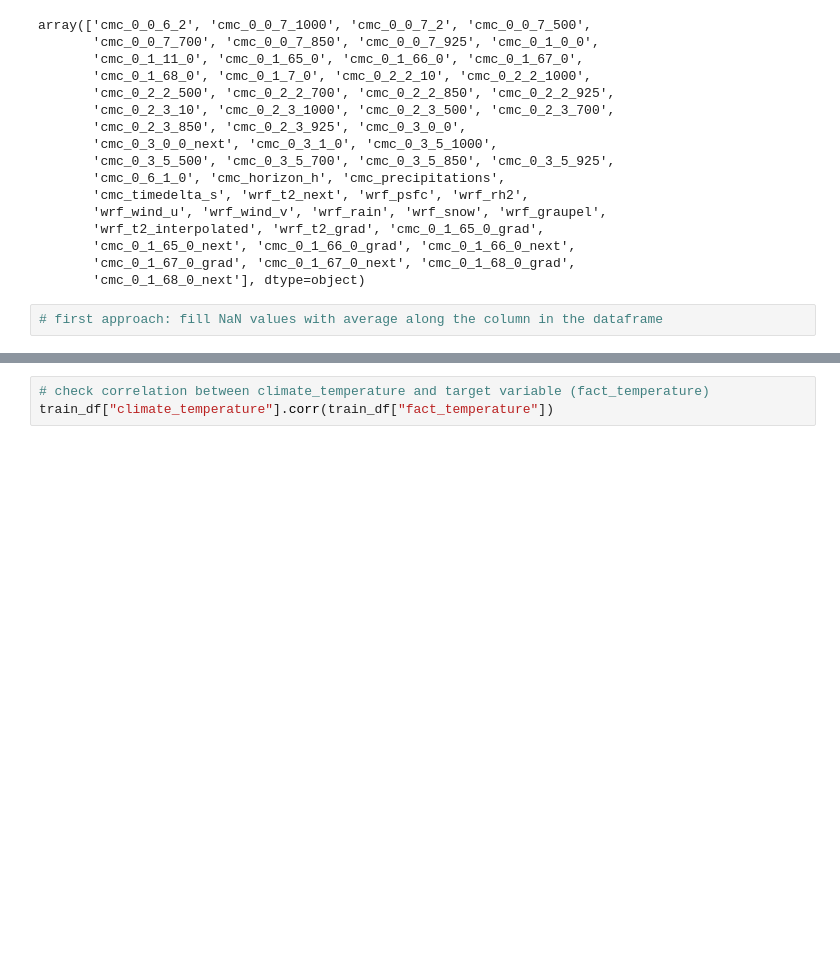
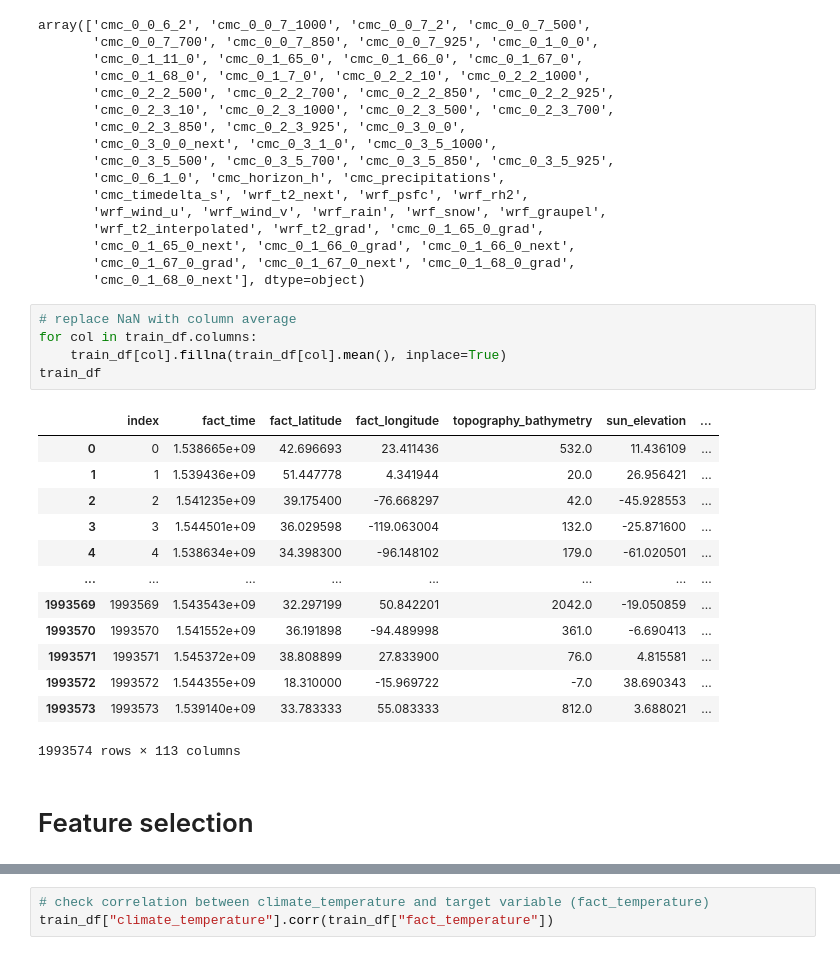
Before and after one commit to AndreaGhiglione/algorithmic-machine-learning, a Jupyter notebook: Challenges/C1 - Weather prediction/Code.ipynb, the cells around one changed output, grey strips where cells are left out. Drawn from its saved outputs; the diff is of its cells as text; blank space fills up the shorter version.

Commit message:
Improve feature selection

```diff
--- a/Challenges/C1 - Weather prediction/Code.ipynb
+++ b/Challenges/C1 - Weather prediction/Code.ipynb
@@ -79,5 +79,24 @@ array(['cmc_0_0_6_2', 'cmc_0_0_7_1000', 'cmc_0_0_7_2', 'cmc_0_0_7_500',
        'cmc_0_1_65_0_next', 'cmc_0_1_66_0_grad', 'cmc_0_1_66_0_next',
        'cmc_0_1_67_0_grad', 'cmc_0_1_67_0_next', 'cmc_0_1_68_0_grad',
        'cmc_0_1_68_0_next'], dtype=object)
-# %%
-# first approach: fill NaN values with average along the column in the dataframe
+# %%
+# replace NaN with column average
+for col in train_df.columns:
+    train_df[col].fillna(train_df[col].mean(), inplace=True)
+train_df
+# %% [output]
+|  | index | fact_time | fact_latitude | fact_longitude | topography_bathymetry | sun_elevation | ... |
+| 0 | 0 | 1.538665e+09 | 42.696693 | 23.411436 | 532.0 | 11.436109 | ... |
+| 1 | 1 | 1.539436e+09 | 51.447778 | 4.341944 | 20.0 | 26.956421 | ... |
+| 2 | 2 | 1.541235e+09 | 39.175400 | -76.668297 | 42.0 | -45.928553 | ... |
+| 3 | 3 | 1.544501e+09 | 36.029598 | -119.063004 | 132.0 | -25.871600 | ... |
+| 4 | 4 | 1.538634e+09 | 34.398300 | -96.148102 | 179.0 | -61.020501 | ... |
+| ... | ... | ... | ... | ... | ... | ... | ... |
+| 1993569 | 1993569 | 1.543543e+09 | 32.297199 | 50.842201 | 2042.0 | -19.050859 | ... |
+| 1993570 | 1993570 | 1.541552e+09 | 36.191898 | -94.489998 | 361.0 | -6.690413 | ... |
+| 1993571 | 1993571 | 1.545372e+09 | 38.808899 | 27.833900 | 76.0 | 4.815581 | ... |
+| 1993572 | 1993572 | 1.544355e+09 | 18.310000 | -15.969722 | -7.0 | 38.690343 | ... |
+| 1993573 | 1993573 | 1.539140e+09 | 33.783333 | 55.083333 | 812.0 | 3.688021 | ... |
+1993574 rows × 113 columns
+# %% [markdown]
+# Feature selection
```
Also changed, not shown: parts of 15 cells of this notebook.
